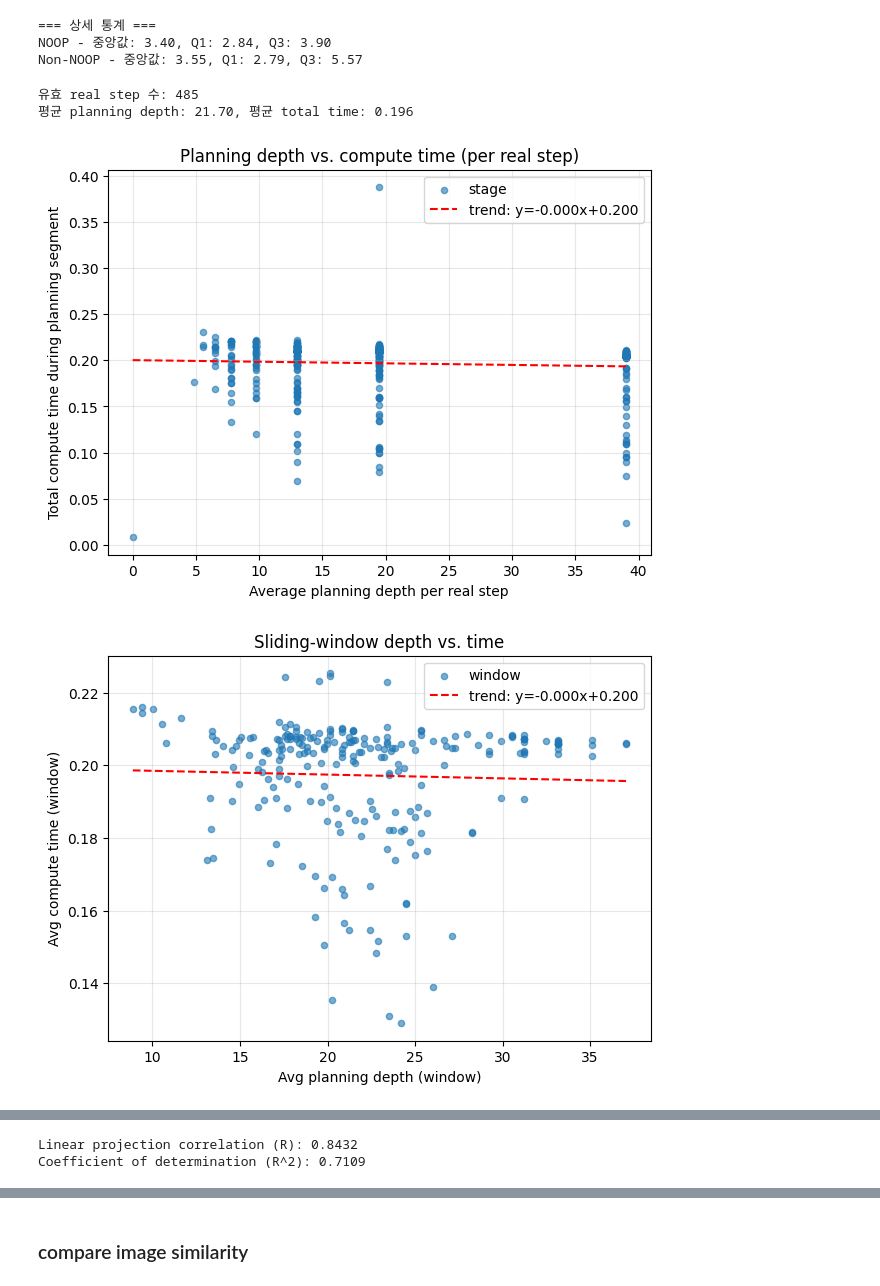
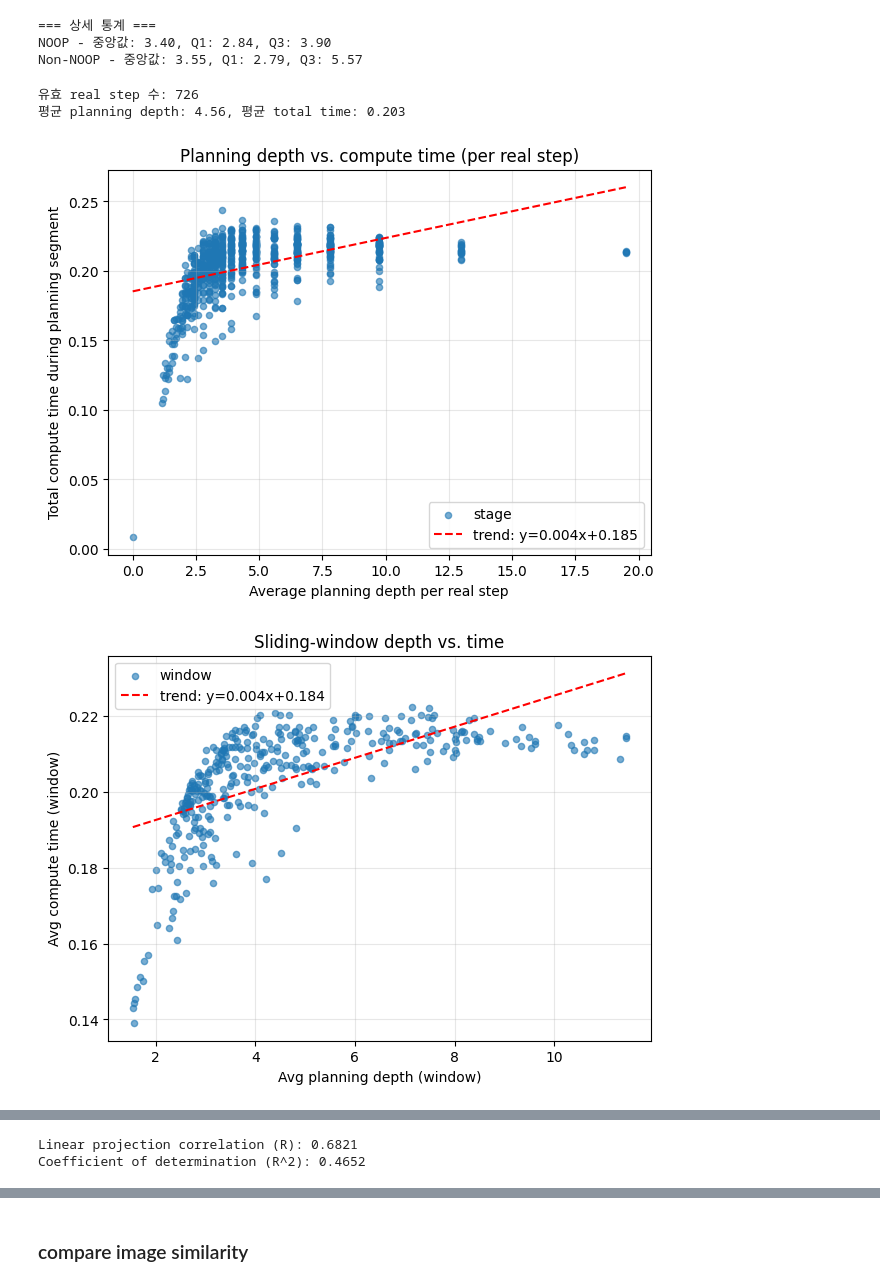
Before and after one commit to jmjmfasdf/thinker, a Jupyter notebook: behavior_analysis_spaceinvaders.ipynb, the cells around one changed output, grey strips where cells are left out. Saved outputs shown, nothing was run; the diff lists cells and outputs as text; code cells hidden in the pictures.

```diff
--- a/behavior_analysis_spaceinvaders.ipynb
+++ b/behavior_analysis_spaceinvaders.ipynb
@@ -112,8 +112,8 @@ def plot_action_distribution(npz_list, num_splits=5):
 plot_action_distribution(npz_list, num_splits=5)
 # %%
 file_dir = 'spaceinvaderscheckpoint/spaceinvaders_10e6_2.npy'
-file_dir = 'thinker-20251125-081335-150032-1/video_stat.npy'
-file_dir = 'thinker-20251128-085108-50048-0/video_stat.npy'
+file_dir = 'thinker-20251128-113442-90400-0/video_stat.npy'
+#file_dir = 'thinker-20251128-085108-50048-0/video_stat.npy'
 data_dir = os.path.join('./test', file_dir)
 data = (np.load(data_dir, allow_pickle=True)).item()
 print('data.keys():', data.keys())
@@ -881,7 +881,7 @@ noop_clean = noop_actions[mask]
 
 win_noop_freq = []
 win_time2 = []
-window_size = 150
+window_size = 10
 stride = 2
 for start in range(0, len(noop_clean) - window_size + 1, stride):
     end = start + window_size
@@ -919,34 +919,34 @@ valid = (driver_idx >= 0) & (driver_idx < common_len) & np.isfinite(segment_time
 X = tree_matrix[driver_idx[valid]]
 y = segment_times[valid]
 
 # 스케일링 후 선형회귀
 scaler = StandardScaler()
 X_scaled = scaler.fit_transform(X)
 reg = LinearRegression().fit(X_scaled, y)
 y_hat = reg.predict(X_scaled)
 
 # multiple correlation (corr of y_hat vs y) 및 R^2
 R = np.corrcoef(y_hat, y)[0, 1]
 R2 = reg.score(X_scaled, y)
 print(f"Linear projection correlation (R): {R:.4f}")
 print(f"Coefficient of determination (R^2): {R2:.4f}")
 
 # y_hat, y가 위에서 계산된 상태라고 가정
 plt.figure(figsize=(6,6))
 plt.scatter(y, y_hat, alpha=0.6, s=20, edgecolor="none")
 lims = [min(y.min(), y_hat.min()), max(y.max(), y_hat.max())]
 plt.plot(lims, lims, 'r--', label="y = ŷ (perfect)")
 plt.xlabel("Actual planning time (y)")
 plt.ylabel("Predicted (linear projection) ŷ")
 plt.title(f"Pred vs Actual (R={R:.3f}, R²={R2:.3f})")
 plt.legend()
 plt.grid(alpha=0.3)
 plt.xlim(lims)
 plt.ylim(lims)
 plt.gca().set_aspect('equal', adjustable='box')
 plt.show()
 # %% [output]
-유효 real step 수: 485
-평균 planning depth: 21.70, 평균 total time: 0.196
+유효 real step 수: 726
+평균 planning depth: 4.56, 평균 total time: 0.203
-[figure, old version]
+[figure, new version]
-[figure, old version]
+[figure, new version]
@@ -954,2 +954,2 @@ plt.show()
-Linear projection correlation (R): 0.8432
-Coefficient of determination (R^2): 0.7109
+Linear projection correlation (R): 0.6821
+Coefficient of determination (R^2): 0.4652
```
Also changed, not shown: parts of 5 cells of this notebook, 17 other files.
